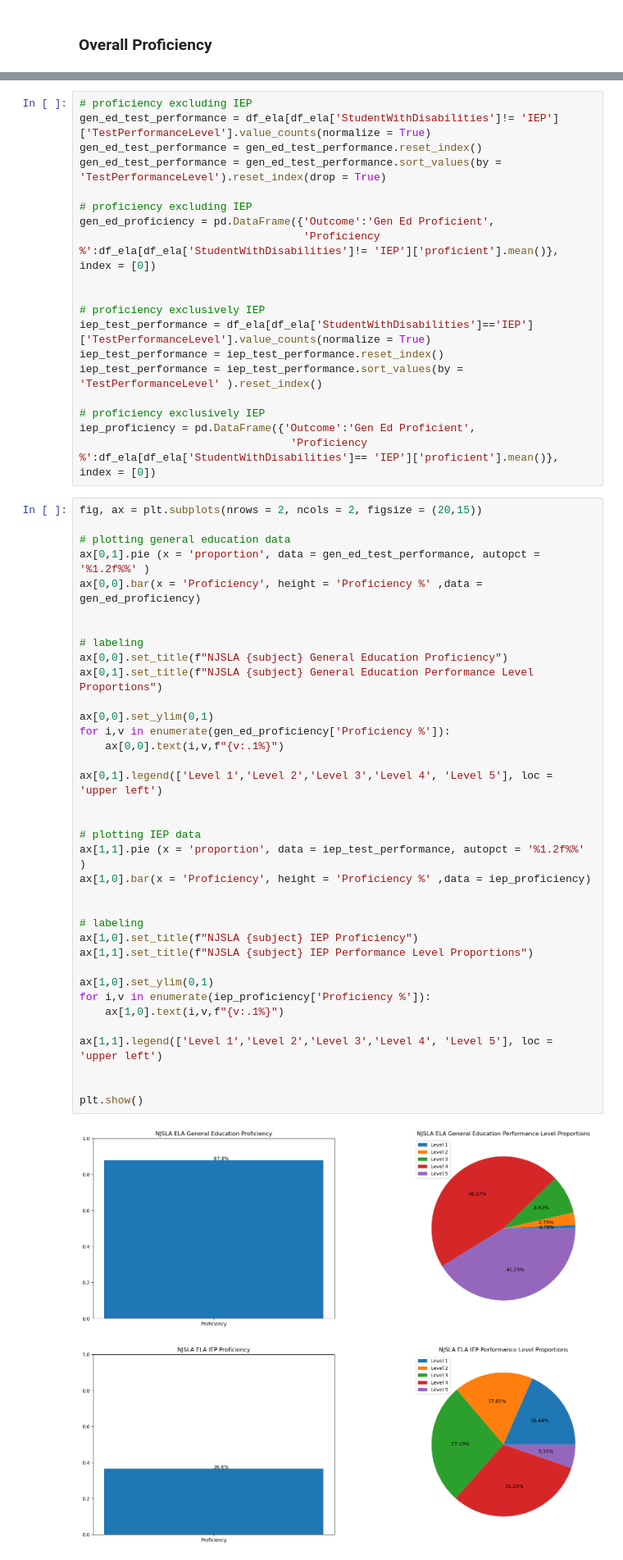
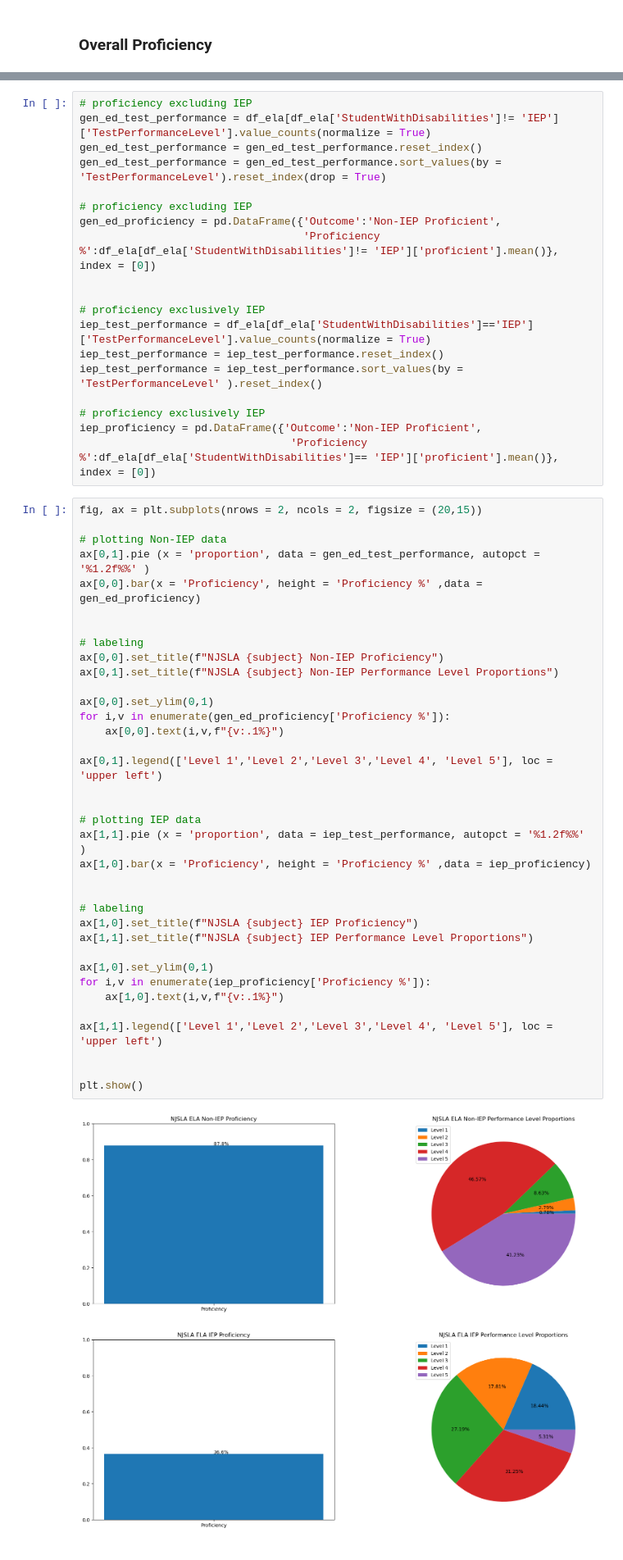
Before and after one commit to Scipio94/LEA-NJSLA-Spr-25-Analysis, a Jupyter notebook: NJSLA_Spr_25_ELA_Analysis.ipynb, the cells around one changed output, grey strips where cells are left out. Shown at 82% size. Saved outputs shown, nothing was run; the diff lists cells and outputs as text.

```diff
--- a/NJSLA_Spr_25_ELA_Analysis.ipynb
+++ b/NJSLA_Spr_25_ELA_Analysis.ipynb
@@ -86,7 +86,7 @@ gen_ed_test_performance = gen_ed_test_performance.reset_index()
 gen_ed_test_performance = gen_ed_test_performance.sort_values(by = 'TestPerformanceLevel').reset_index(drop = True)
 
 # proficiency excluding IEP
-gen_ed_proficiency = pd.DataFrame({'Outcome':'Gen Ed Proficient',
+gen_ed_proficiency = pd.DataFrame({'Outcome':'Non-IEP Proficient',
                                    'Proficiency %':df_ela[df_ela['StudentWithDisabilities']!= 'IEP']['proficient'].mean()}, index = [0])
 
 
@@ -96,46 +96,46 @@ iep_test_performance = iep_test_performance.reset_index()
 iep_test_performance = iep_test_performance.sort_values(by = 'TestPerformanceLevel' ).reset_index()
 
 # proficiency exclusively IEP
-iep_proficiency = pd.DataFrame({'Outcome':'Gen Ed Proficient',
+iep_proficiency = pd.DataFrame({'Outcome':'Non-IEP Proficient',
                                  'Proficiency %':df_ela[df_ela['StudentWithDisabilities']== 'IEP']['proficient'].mean()}, index = [0])
 # %%
 fig, ax = plt.subplots(nrows = 2, ncols = 2, figsize = (20,15))
 
-# plotting general education data
+# plotting Non-IEP data
 ax[0,1].pie (x = 'proportion', data = gen_ed_test_performance, autopct = '%1.2f%%' )
 ax[0,0].bar(x = 'Proficiency', height = 'Proficiency %' ,data = gen_ed_proficiency)
 
 
 # labeling
-ax[0,0].set_title(f"NJSLA {subject} General Education Proficiency")
-ax[0,1].set_title(f"NJSLA {subject} General Education Performance Level Proportions")
+ax[0,0].set_title(f"NJSLA {subject} Non-IEP Proficiency")
+ax[0,1].set_title(f"NJSLA {subject} Non-IEP Performance Level Proportions")
 
 ax[0,0].set_ylim(0,1)
 for i,v in enumerate(gen_ed_proficiency['Proficiency %']):
     ax[0,0].text(i,v,f"{v:.1%}")
 
 ax[0,1].legend(['Level 1','Level 2','Level 3','Level 4', 'Level 5'], loc = 'upper left')
 
 
 # plotting IEP data
 ax[1,1].pie (x = 'proportion', data = iep_test_performance, autopct = '%1.2f%%' )
 ax[1,0].bar(x = 'Proficiency', height = 'Proficiency %' ,data = iep_proficiency)
 
 
 # labeling
 ax[1,0].set_title(f"NJSLA {subject} IEP Proficiency")
 ax[1,1].set_title(f"NJSLA {subject} IEP Performance Level Proportions")
 
 ax[1,0].set_ylim(0,1)
 for i,v in enumerate(iep_proficiency['Proficiency %']):
     ax[1,0].text(i,v,f"{v:.1%}")
 
 ax[1,1].legend(['Level 1','Level 2','Level 3','Level 4', 'Level 5'], loc = 'upper left')
 
 
 plt.show()
 # %% [output]
-[figure, old version]
+[figure, new version]
 # %% [markdown]
 ### Proficiency by Race
 # %%
```
Also changed, not shown: parts of 17 cells of this notebook, 2 other files.
